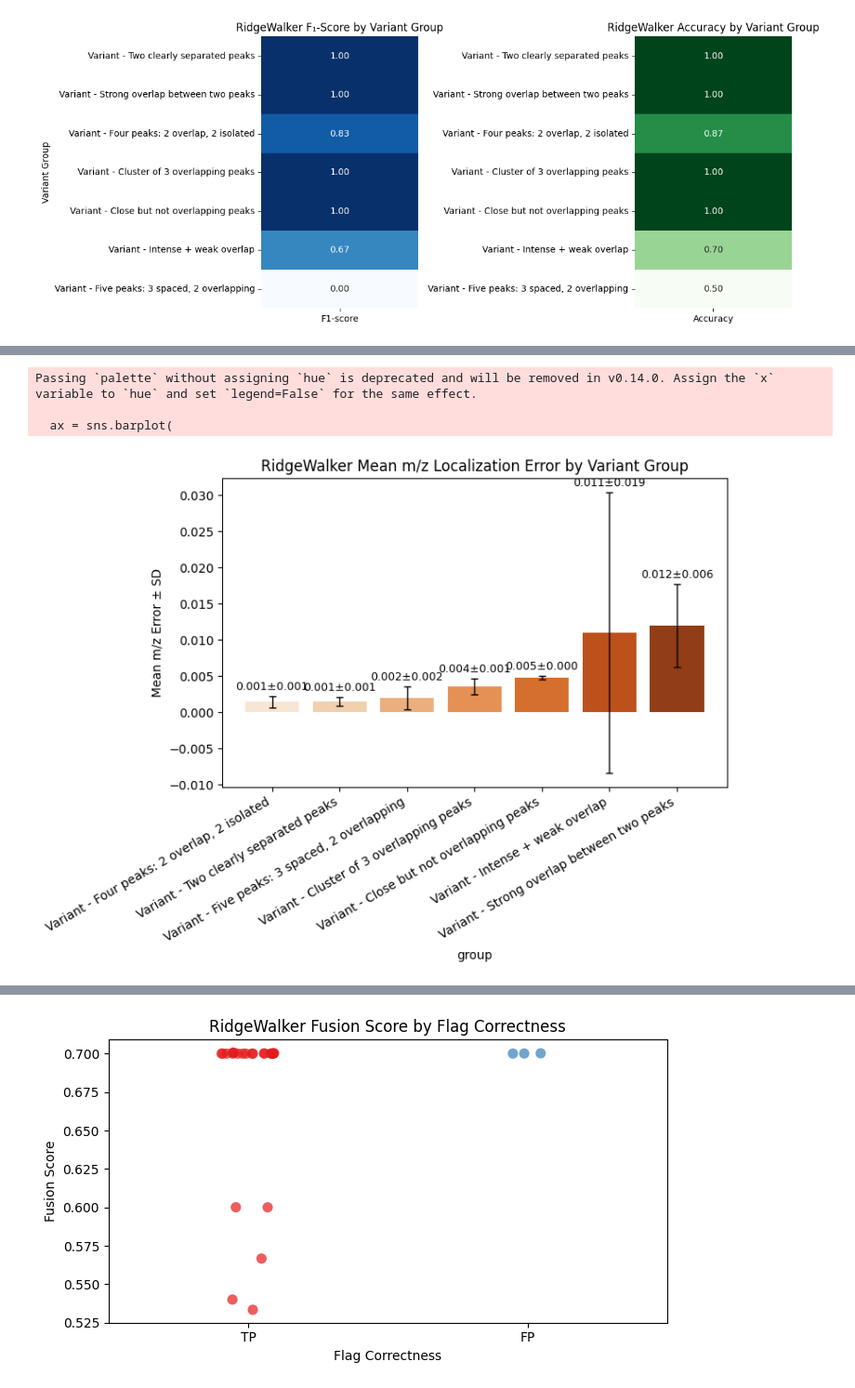
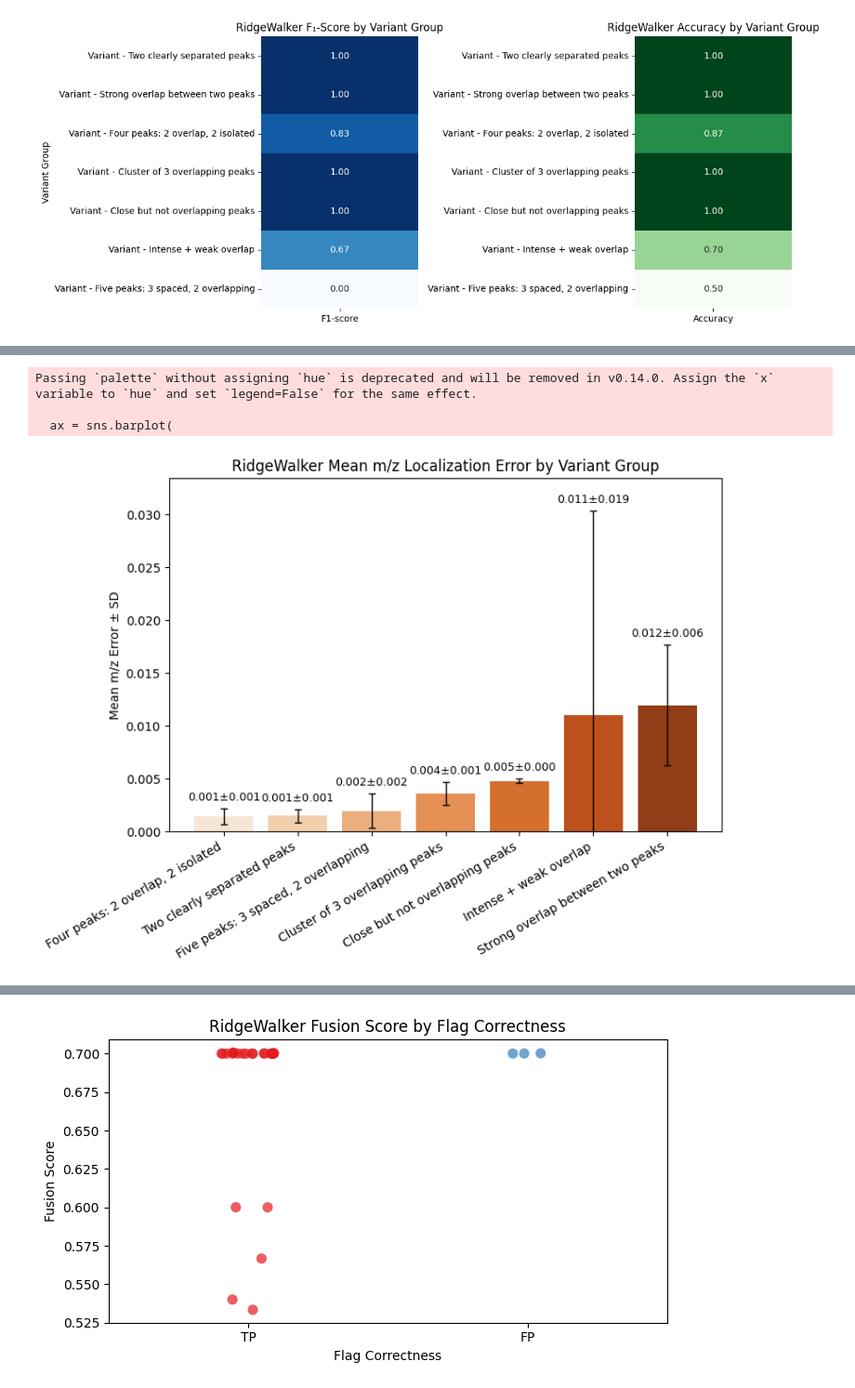
Before and after one commit to VictorGiuPer/mass_spec_v2, a Jupyter notebook: results/results_ridge_walk.ipynb, the cells around one changed output, grey strips where cells are left out. Shown at 93% size. Cells and saved outputs as stored; diff of their text form; code cells hidden in the pictures.

Commit message:
Final Results (Plotting and Tables)

```diff
--- a/results_ridge_walk.ipynb
+++ b/results/results_ridge_walk.ipynb
@@ -66,22 +63,7 @@ plt.show()
 # %% [output]
 [figure]
 # %%
-region = pd.read_csv("region_results_full.csv")
+region = pd.read_csv("per_region_results.csv")
 
 # Filter to RidgeWalker
 ridge_pc = region[(region["model"] == "RidgeWalker") & region["count_error"].notna()]
-ridge_le = region[(region["model"] == "RidgeWalker") & region["mean_loc_error"].notna()]
-
-# Mean ± SD, summarized by group
-stats_pc_ridge = (
-    ridge_pc
-    .groupby("group")["count_error"]
-    .agg(mean_count_error="mean", std_count_error="std")
-)
-stats_le_ridge = (
-    ridge_le
-    .groupby("group")["mean_loc_error"]
-    .agg(mean_loc_error="mean", std_loc_error="std")
-)
-stats_summary_ridge = stats_pc_ridge.join(stats_le_ridge)
-display(stats_summary_ridge)
@@ -126,36 +98,50 @@ The `ci` parameter is deprecated. Use `errorbar='sd'` for the same effect.
+# %%
+region.head()
+region["group"] = region["group"].str.replace(r"^Variant -\s*", "", regex=True)
+region["label"] = region["label"].str.replace(r"^Variant -\s*", "", regex=True)
+ridge_le_mz = region[(region["model"] == "RidgeWalker") & region["mean_loc_error_mz"].notna()]
+ridge_le_rt = region[(region["model"] == "RidgeWalker") & region["mean_loc_error_rt"].notna()]
 # %%
-# Order groups by mean error
-summary_le_ridge = ridge_le.groupby("group")["mean_loc_error"].agg(["mean", "std"]).sort_values("mean")
-order_le_ridge = summary_le_ridge.index.tolist()
+# Compute group-wise mean and std of m/z localization error
+summary_le_mz = ridge_le_mz.groupby("group")["mean_loc_error_mz"].agg(["mean", "std"]).sort_values("mean")
+order_le_mz = summary_le_mz.index.tolist()
 
+# Create barplot
 plt.figure(figsize=(8, 6))
 ax = sns.barplot(
-    data=summary_le_ridge.reset_index(),
+    data=summary_le_mz.reset_index(),
     x="group",
     y="mean",
-    order=order_le_ridge,
+    order=order_le_mz,
     palette="Oranges"
 )
-for i, (_, row) in enumerate(summary_le_ridge.iterrows()):
+
+# Add error bars and value labels
+for i, (_, row) in enumerate(summary_le_mz.iterrows()):
     ax.errorbar(
         i, row["mean"],
         yerr=row["std"],
         color="k",
         capsize=3,
         lw=1
     )
     ax.text(
         i, row["mean"] + row["std"] + 0.0005,
         f"{row['mean']:.3f}±{row['std']:.3f}",
         ha="center", va="bottom", fontsize=9
     )
+
+# Final plot formatting
+ymax = (summary_le_mz["mean"] + summary_le_mz["std"]).max() * 1.10
+ax.set_ylim(0, ymax)
+ax.set_xlabel("")
 plt.title("RidgeWalker Mean m/z Localization Error by Variant Group")
 plt.ylabel("Mean m/z Error ± SD")
 plt.xticks(rotation=30, ha="right")
 plt.tight_layout()
 plt.show()
 # %% [output]
 Passing `palette` without assigning `hue` is deprecated and will be removed in v0.14.0. Assign the `x` variable to `hue` and set `legend=False` for the same effect.
 
   ax = sns.barplot(
-[figure, old version]
+[figure, new version]
```
Also changed, not shown: parts of 11 cells of this notebook, 4 other files.
